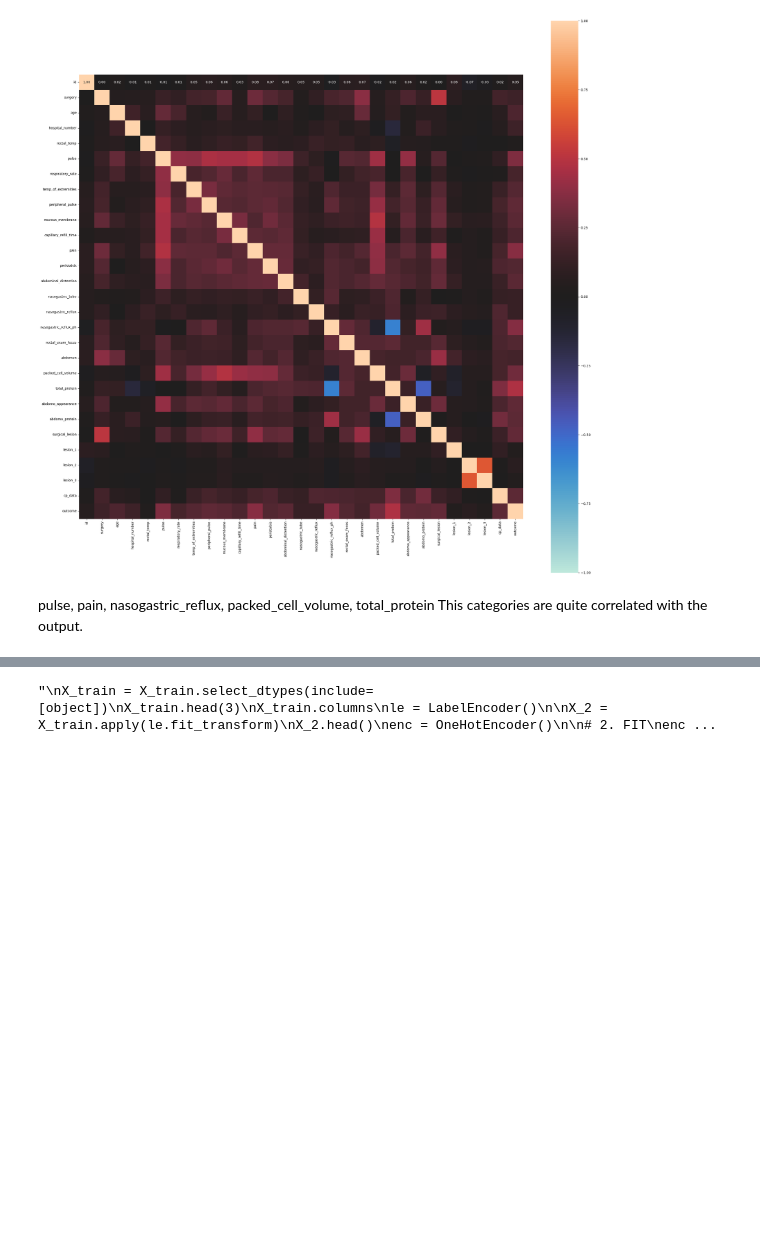
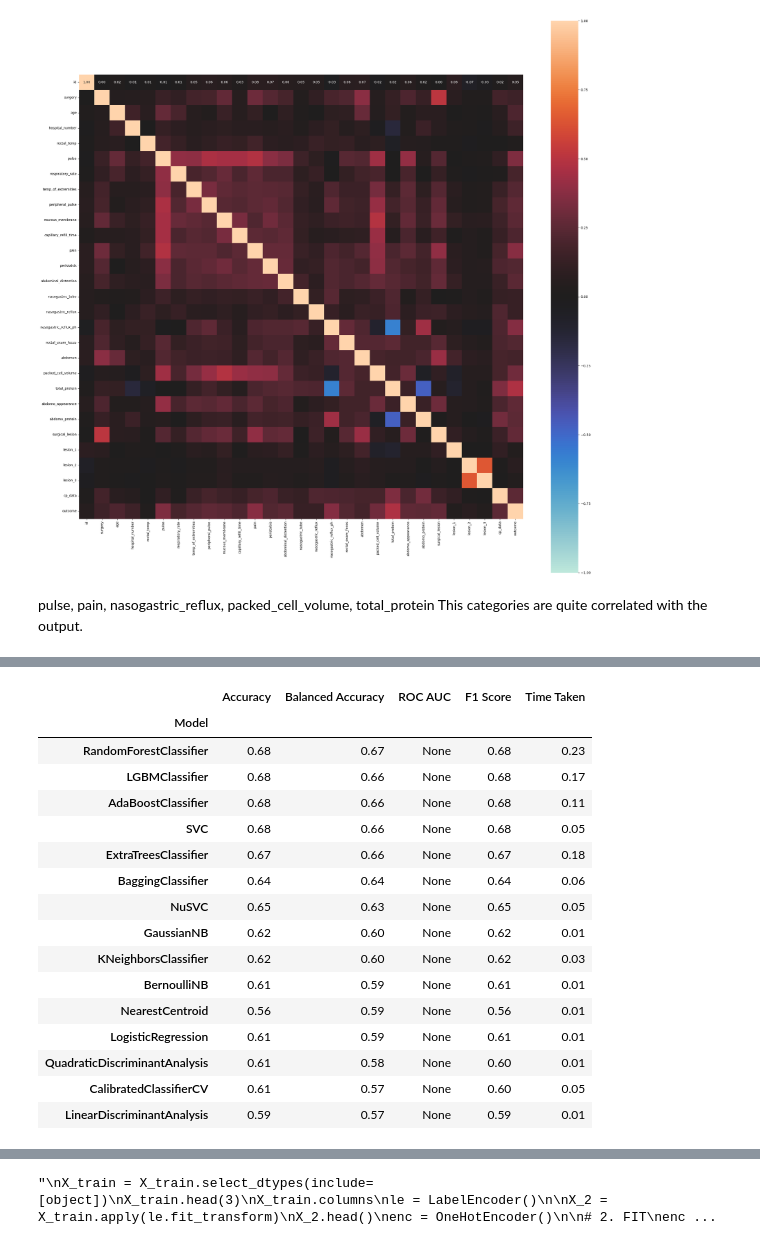
Before and after one commit to mailmezorro/PredictHealthOutcomesofHorsesKAGGLE, a Jupyter notebook: main.ipynb, the cells around one changed output, grey strips where cells are left out. Saved outputs shown, nothing was run; the diff lists cells and outputs as text; code cells hidden in the pictures; blank space fills up the shorter version.

```diff
--- a/main.ipynb
+++ b/main.ipynb
@@ -119,0 +126,27 @@ y_train = df_train['outcome']
+# %%
+train.drop(["id"] , axis = 1 , inplace = True)
+test.drop(["id"] , axis = 1 , inplace = True)
+TARGET = 'outcome'
+train.drop(["hospital_number" ,"peripheral_pulse", "mucous_membrane" , "capillary_refill_time", "abdomo_appearance" , "surgical_lesion", "surgery", "age" , "temp_of_extremities", "peristalsis" , "abdominal_distention" , "nasogastric_tube" , "rectal_exam_feces" , "abdomen" , "cp_data" , "lesion_1" , "lesion_2" , "lesion_3"] , axis = 1 ,inplace = True)
+test.drop(["hospital_number" ,"peripheral_pulse", "mucous_membrane", "capillary_refill_time" , "abdomo_appearance" , "surgical_lesion", "surgery", "age" , "temp_of_extremities", "peristalsis" , "abdominal_distention" , "nasogastric_tube" , "rectal_exam_feces" , "abdomen" , "cp_data" , "lesion_1" , "lesion_2" , "lesion_3"] , axis = 1 ,inplace = True)
+# %%
+
+
+# Encoding Categories
+label_cols = ["pulse", "pain","nasogastric_reflux", "packed_cell_volume" ,"total_protein"]
+def label_encoder(train,test,columns):
+    for col in columns:
+        train[col] = train[col].astype(str)
+        test[col] = test[col].astype(str)
+        train[col] = LabelEncoder().fit_transform(train[col])
+        test[col] =  LabelEncoder().fit_transform(test[col])
+    return train, test
+
+train ,test = label_encoder(train,test ,label_cols)
+# %%
+X = train.drop(TARGET , axis =1 )
+y = train[TARGET]
+X_train , X_test , y_train , y_test = train_test_split(X ,
+                                                       y,
+                                                       random_state = 12 ,
+                                                       test_size =0.33)
@@ -119,0 +181,9 @@ y_train = df_train['outcome']
+# %%
+clf = LazyClassifier(verbose=0,
+                     ignore_warnings=True,
+                     custom_metric=None,
+                     predictions=False,
+                     random_state=12,
+                     classifiers='all')
+
+models, predictions = clf.fit(X_train , X_test , y_train , y_test)
@@ -119,0 +208,20 @@ y_train = df_train['outcome']
+# %%
+models[:15]
+# %% [output]
+|  | Accuracy | Balanced Accuracy | ROC AUC | F1 Score | Time Taken |
+| Model |  |  |  |  |  |
+| RandomForestClassifier | 0.68 | 0.67 | None | 0.68 | 0.23 |
+| LGBMClassifier | 0.68 | 0.66 | None | 0.68 | 0.17 |
+| AdaBoostClassifier | 0.68 | 0.66 | None | 0.68 | 0.11 |
+| SVC | 0.68 | 0.66 | None | 0.68 | 0.05 |
+| ExtraTreesClassifier | 0.67 | 0.66 | None | 0.67 | 0.18 |
+| BaggingClassifier | 0.64 | 0.64 | None | 0.64 | 0.06 |
+| NuSVC | 0.65 | 0.63 | None | 0.65 | 0.05 |
+| GaussianNB | 0.62 | 0.60 | None | 0.62 | 0.01 |
+| KNeighborsClassifier | 0.62 | 0.60 | None | 0.62 | 0.03 |
+| BernoulliNB | 0.61 | 0.59 | None | 0.61 | 0.01 |
+| NearestCentroid | 0.56 | 0.59 | None | 0.56 | 0.01 |
+| LogisticRegression | 0.61 | 0.59 | None | 0.61 | 0.01 |
+| QuadraticDiscriminantAnalysis | 0.61 | 0.58 | None | 0.60 | 0.01 |
+| CalibratedClassifierCV | 0.61 | 0.57 | None | 0.60 | 0.05 |
+| LinearDiscriminantAnalysis | 0.59 | 0.57 | None | 0.59 | 0.01 |
```
Also changed, not shown: parts of 17 cells of this notebook, 7 other files.
